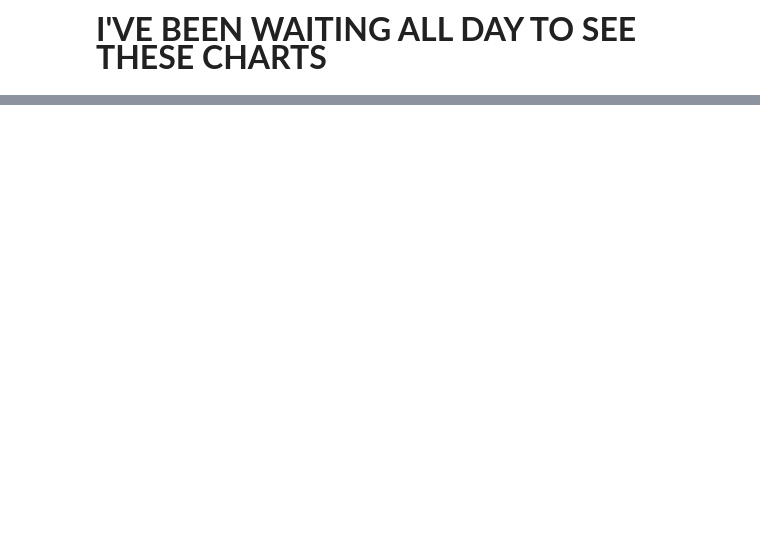
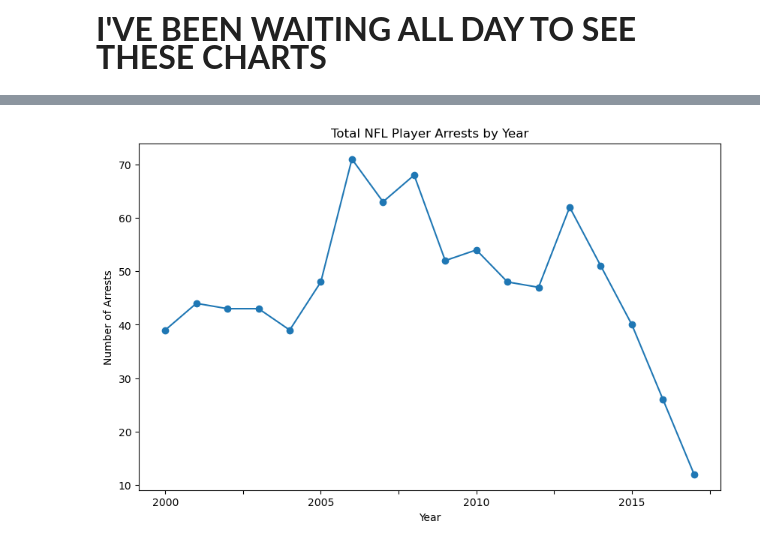
Before and after one commit to jystyn/nfl_arrest_analysis, a Jupyter notebook: 01_charts.ipynb, the cells around one changed output, grey strips where cells are left out. Drawn from its saved outputs; the diff is of its cells as text; code cells hidden in the pictures; blank space fills up the shorter version.

Commit message:
Add Line Graphs

```diff
--- a/01_charts.ipynb
+++ b/01_charts.ipynb
@@ -23,3 +23,18 @@ arrest_data.head()
 | 2 | 3/26/2017 | GB | Makinton Dorleant | CB | Arrested | Police interference | Accused of interfence after scuff... | Resolution undetermined. | 2017 |
 | 3 | 3/7/2017 | KC | Demetrius Harris | TE | Arrested | Drugs | Suspected of felony marijuana pos... | Resolution undetermined. | 2017 |
 | 4 | 3/5/2017 | LAR | Ethan Westbrooks | DT | Arrested | Domestic violence | Suspected of domestic violence in... | Resolution undetermined. | 2017 |
+# %%
+# Total Arrests by Year Line Graph
+# Grab Data
+arrests_each_year = arrest_data["YEAR"].value_counts()
+arrests_each_year
+# Sort the Data
+arrests_each_year_sorted = arrests_each_year.sort_index()
+# Plot
+arrests_each_year_sorted.plot(kind="line",figsize=(10,6), marker='o')
+plt.title("Total NFL Player Arrests by Year")
+plt.xlabel("Year")
+plt.ylabel("Number of Arrests")
+plt.show()
+# %% [output]
+[figure, added]
```
Also changed, not shown: parts of 5 cells of this notebook, 1 other file.
